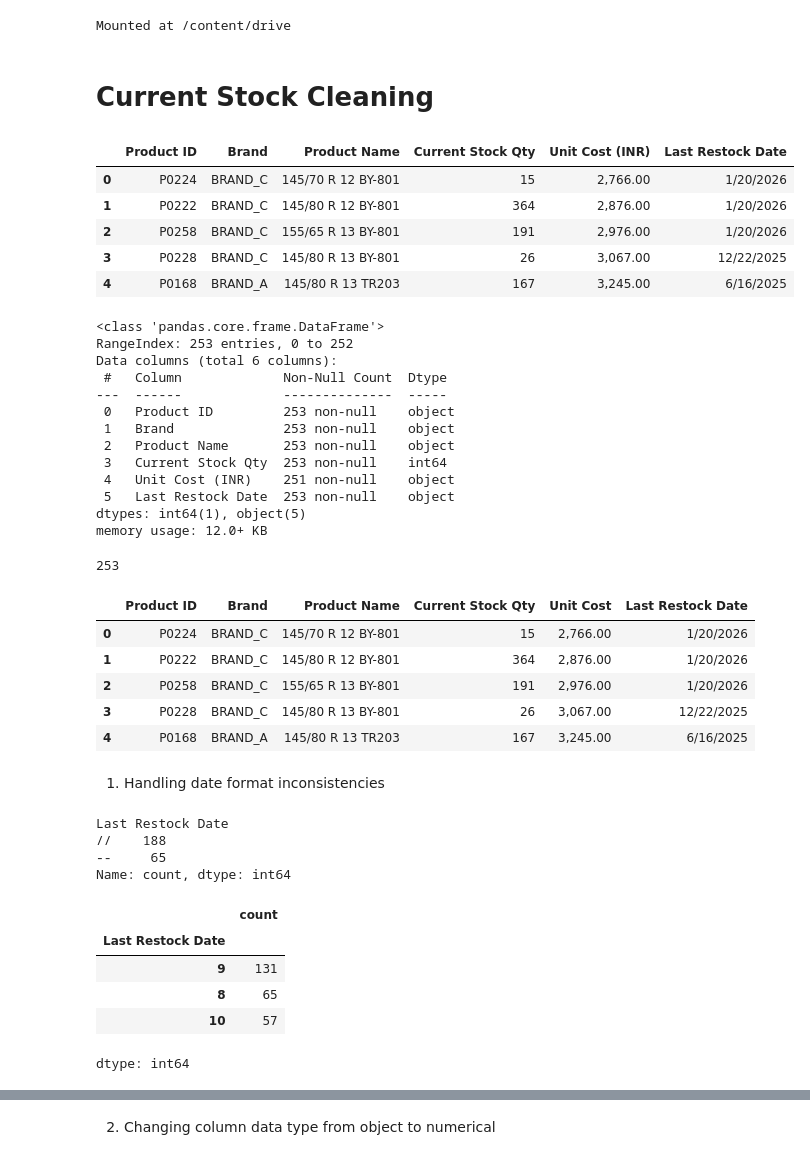
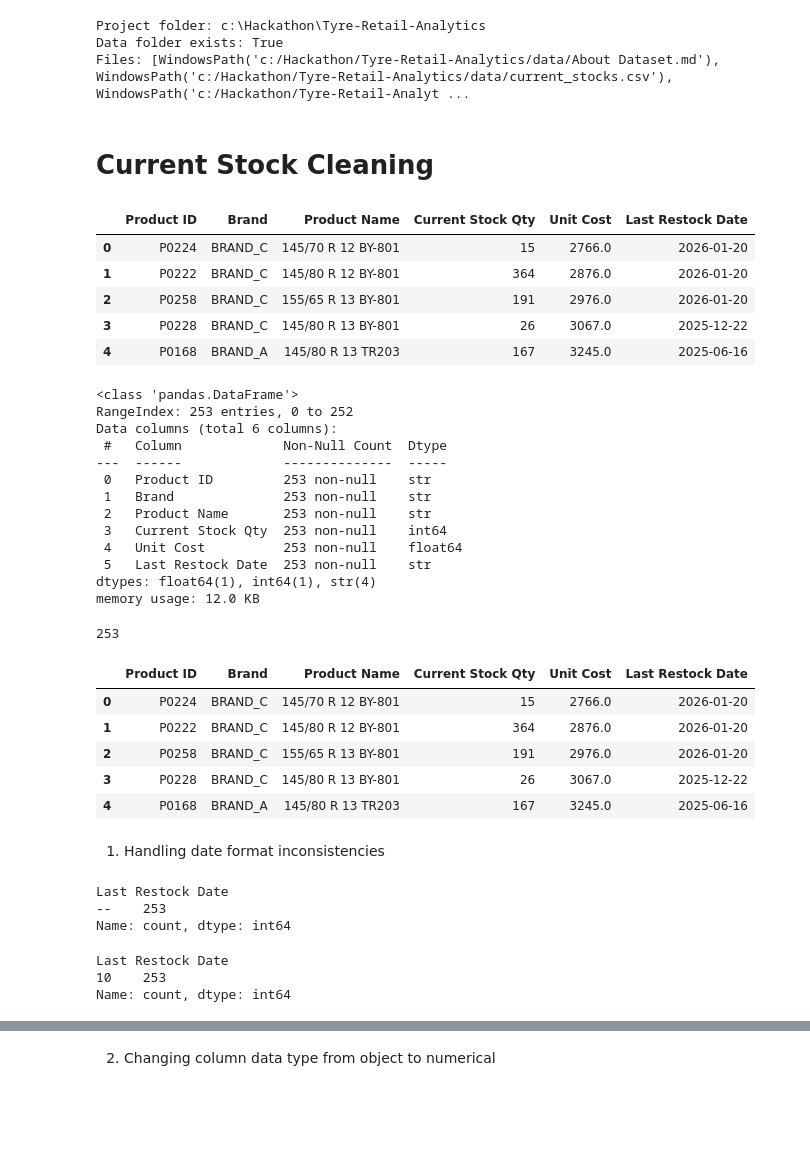
Before and after one commit to Sanket-378/Tyre-Retail-Analytics, a Jupyter notebook: Cleaning_Tyre_Retail_Dataset.ipynb, the cells around one changed output, grey strips where cells are left out. Drawn from its saved outputs; the diff is of its cells as text; code cells hidden in the pictures; blank space fills up the shorter version.

```diff
--- a/Cleaning_Tyre_Retail_Dataset.ipynb
+++ b/Cleaning_Tyre_Retail_Dataset.ipynb
@@ -1,39 +1,49 @@
-# %%
-from google.colab import drive
-drive.mount('/content/drive')
-# %% [output]
-Mounted at /content/drive
+# %%
+from pathlib import Path
+import pandas as pd
+import numpy as np
+
+PROJECT_DIR = Path.cwd()
+DATA_DIR = PROJECT_DIR / "data"
+
+print("Project folder:", PROJECT_DIR)
+print("Data folder exists:", DATA_DIR.exists())
+print("Files:", list(DATA_DIR.iterdir()))
+# %% [output]
+Project folder: c:\Hackathon\Tyre-Retail-Analytics
+Data folder exists: True
+Files: [WindowsPath('c:/Hackathon/Tyre-Retail-Analytics/data/About Dataset.md'), WindowsPath('c:/Hackathon/Tyre-Retail-Analytics/data/current_stocks.csv'), WindowsPath('c:/Hackathon/Tyre-Retail-Analyt ...
 # %%
 import pandas as pd
 from pandas import DataFrame
 # %% [markdown]
 # Current Stock Cleaning
 # %%
-curr_stocks = pd.read_csv('/content/drive/MyDrive/DATA PROJECT/DS Data Set - Current Stock.csv')
+curr_stocks = pd.read_csv(DATA_DIR / "current_stocks.csv")
 curr_stocks.head()
 # %% [output]
-|  | Product ID | Brand | Product Name | Current Stock Qty | Unit Cost (INR) | Last Restock Date |
-| 0 | P0224 | BRAND_C | 145/70 R 12 BY-801 | 15 | 2,766.00 | 1/20/2026 |
-| 1 | P0222 | BRAND_C | 145/80 R 12 BY-801 | 364 | 2,876.00 | 1/20/2026 |
-| 2 | P0258 | BRAND_C | 155/65 R 13 BY-801 | 191 | 2,976.00 | 1/20/2026 |
-| 3 | P0228 | BRAND_C | 145/80 R 13 BY-801 | 26 | 3,067.00 | 12/22/2025 |
-| 4 | P0168 | BRAND_A | 145/80 R 13 TR203 | 167 | 3,245.00 | 6/16/2025 |
+|  | Product ID | Brand | Product Name | Current Stock Qty | Unit Cost | Last Restock Date |
+| 0 | P0224 | BRAND_C | 145/70 R 12 BY-801 | 15 | 2766.0 | 2026-01-20 |
+| 1 | P0222 | BRAND_C | 145/80 R 12 BY-801 | 364 | 2876.0 | 2026-01-20 |
+| 2 | P0258 | BRAND_C | 155/65 R 13 BY-801 | 191 | 2976.0 | 2026-01-20 |
+| 3 | P0228 | BRAND_C | 145/80 R 13 BY-801 | 26 | 3067.0 | 2025-12-22 |
+| 4 | P0168 | BRAND_A | 145/80 R 13 TR203 | 167 | 3245.0 | 2025-06-16 |
 # %%
 curr_stocks.info()
 # %% [output]
-<class 'pandas.core.frame.DataFrame'>
+<class 'pandas.DataFrame'>
 RangeIndex: 253 entries, 0 to 252
 Data columns (total 6 columns):
  #   Column             Non-Null Count  Dtype
 ---  ------             --------------  -----
- 0   Product ID         253 non-null    object
- 1   Brand              253 non-null    object
- 2   Product Name       253 non-null    object
+ 0   Product ID         253 non-null    str
+ 1   Brand              253 non-null    str
+ 2   Product Name       253 non-null    str
  3   Current Stock Qty  253 non-null    int64
- 4   Unit Cost (INR)    251 non-null    object
- 5   Last Restock Date  253 non-null    object
-dtypes: int64(1), object(5)
-memory usage: 12.0+ KB
+ 4   Unit Cost          253 non-null    float64
+ 5   Last Restock Date  253 non-null    str
+dtypes: float64(1), int64(1), str(4)
+memory usage: 12.0 KB
 # %%
 curr_stocks['Product ID'].nunique()
 # %% [output]
@@ -43,11 +53,11 @@ curr_stocks = curr_stocks.rename(columns= {'Unit Cost (INR)':'Unit Cost'})
 curr_stocks.head()
 # %% [output]
 |  | Product ID | Brand | Product Name | Current Stock Qty | Unit Cost | Last Restock Date |
-| 0 | P0224 | BRAND_C | 145/70 R 12 BY-801 | 15 | 2,766.00 | 1/20/2026 |
-| 1 | P0222 | BRAND_C | 145/80 R 12 BY-801 | 364 | 2,876.00 | 1/20/2026 |
-| 2 | P0258 | BRAND_C | 155/65 R 13 BY-801 | 191 | 2,976.00 | 1/20/2026 |
-| 3 | P0228 | BRAND_C | 145/80 R 13 BY-801 | 26 | 3,067.00 | 12/22/2025 |
-| 4 | P0168 | BRAND_A | 145/80 R 13 TR203 | 167 | 3,245.00 | 6/16/2025 |
+| 0 | P0224 | BRAND_C | 145/70 R 12 BY-801 | 15 | 2766.0 | 2026-01-20 |
+| 1 | P0222 | BRAND_C | 145/80 R 12 BY-801 | 364 | 2876.0 | 2026-01-20 |
+| 2 | P0258 | BRAND_C | 155/65 R 13 BY-801 | 191 | 2976.0 | 2026-01-20 |
+| 3 | P0228 | BRAND_C | 145/80 R 13 BY-801 | 26 | 3067.0 | 2025-12-22 |
+| 4 | P0168 | BRAND_A | 145/80 R 13 TR203 | 167 | 3245.0 | 2025-06-16 |
 # %% [markdown]
 1. Handling date format inconsistencies
 # %%
@@ -56,20 +66,16 @@ date_delimiters = curr_stocks['Last Restock Date'].str.replace(r'[a-zA-Z0-9]', '
 print(date_delimiters)
 # %% [output]
 Last Restock Date
-//    188
---     65
+--    253
 Name: count, dtype: int64
 # %%
 #Checks varying length
 date_len = curr_stocks['Last Restock Date'].str.len().value_counts()
 date_len
 # %% [output]
-|  | count |
-| Last Restock Date |  |
-| 9 | 131 |
-| 8 | 65 |
-| 10 | 57 |
-dtype: int64
+Last Restock Date
+10    253
+Name: count, dtype: int64
 # %%
 #Group dates with varying size and formats
 for length, group in curr_stocks.groupby(curr_stocks['Last Restock Date'].str.len()):
```
Also changed, not shown: parts of 24 cells of this notebook, 6 other files.
